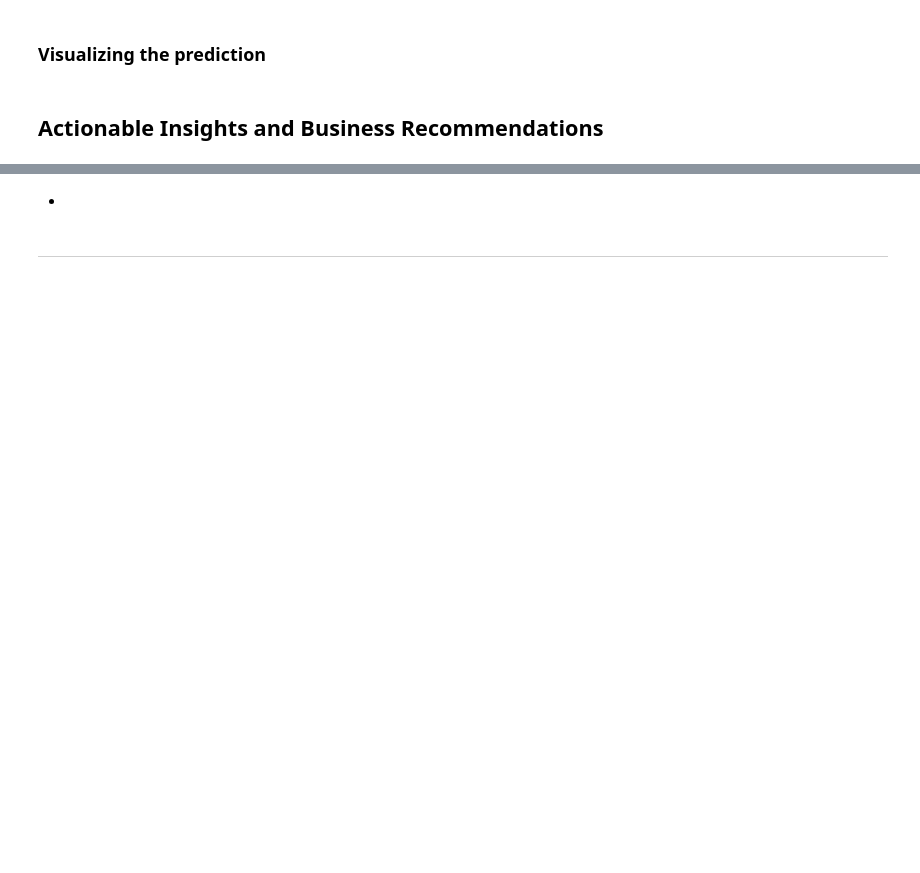
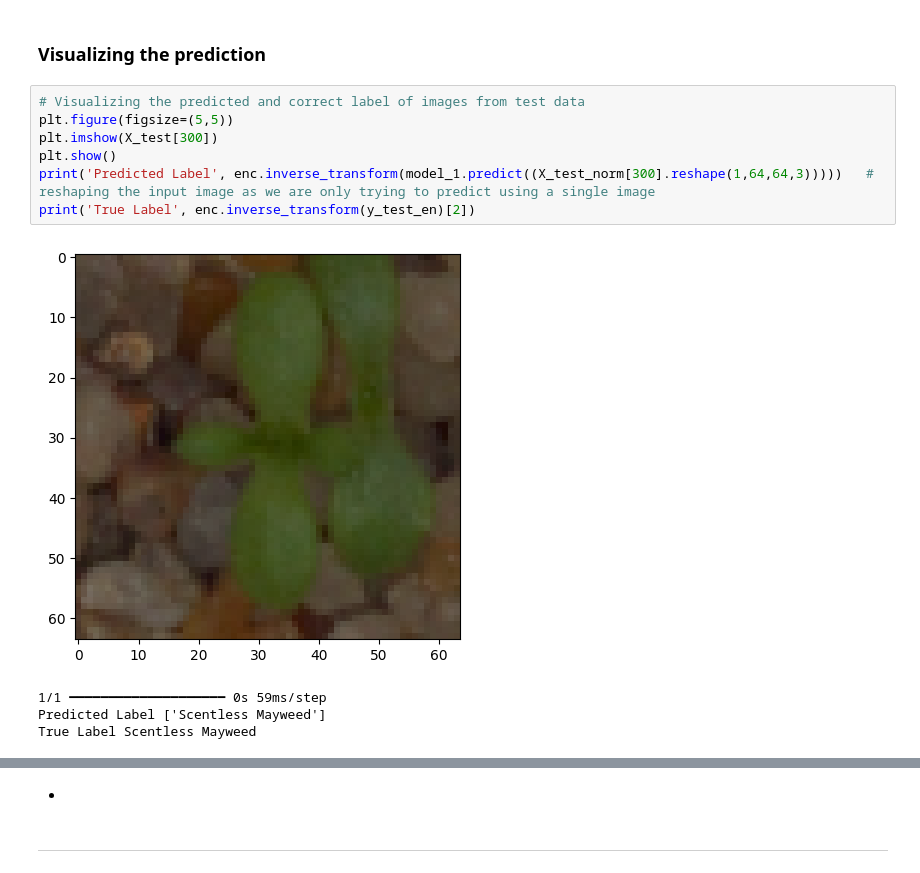
Before and after one commit to biorsrch18/Computer-vision, a Jupyter notebook: CV_Project_Full_Code_Notebook.ipynb, the cells around one changed output, grey strips where cells are left out. Drawn from its saved outputs; the diff is of its cells as text; blank space fills up the shorter version.

```diff
--- a/CV_Project_Full_Code_Notebook.ipynb
+++ b/CV_Project_Full_Code_Notebook.ipynb
@@ -792,4 +996,14 @@ Comment on the final model you have selected and use the same in the below code
 # %% [markdown]
 ### Visualizing the prediction
-# %% [markdown]
-## Actionable Insights and Business Recommendations
+# %%
+# Visualizing the predicted and correct label of images from test data
+plt.figure(figsize=(5,5))
+plt.imshow(X_test[300])
+plt.show()
+print('Predicted Label', enc.inverse_transform(model_1.predict((X_test_norm[300].reshape(1,64,64,3)))))   # reshaping the input image as we are only trying to predict using a single image
+print('True Label', enc.inverse_transform(y_test_en)[2])
+# %% [output]
+[figure, added]
+1/1 ━━━━━━━━━━━━━━━━━━━━ 0s 59ms/step
+Predicted Label ['Scentless Mayweed']
+True Label Scentless Mayweed
```
Also changed, not shown: parts of 53 cells of this notebook.
